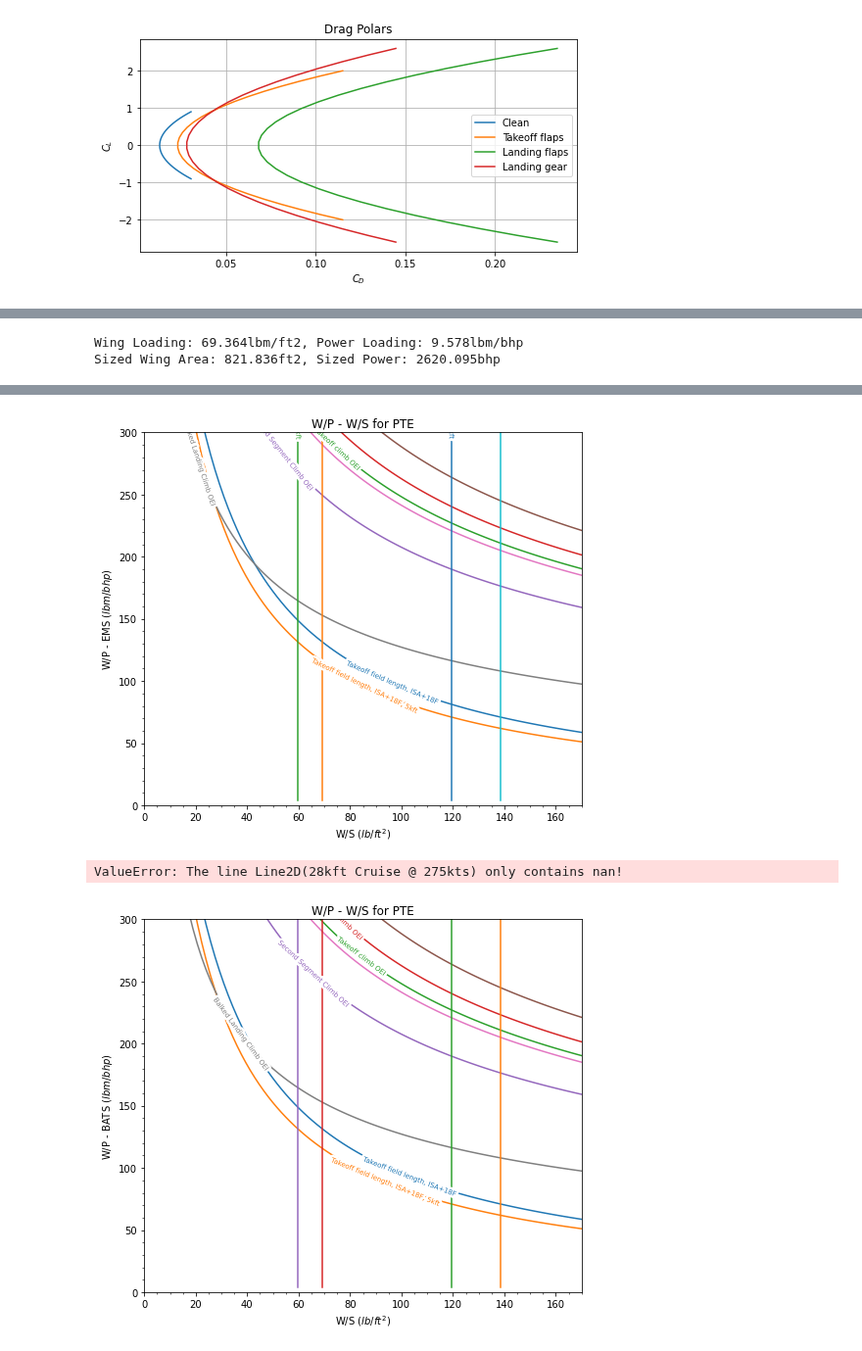
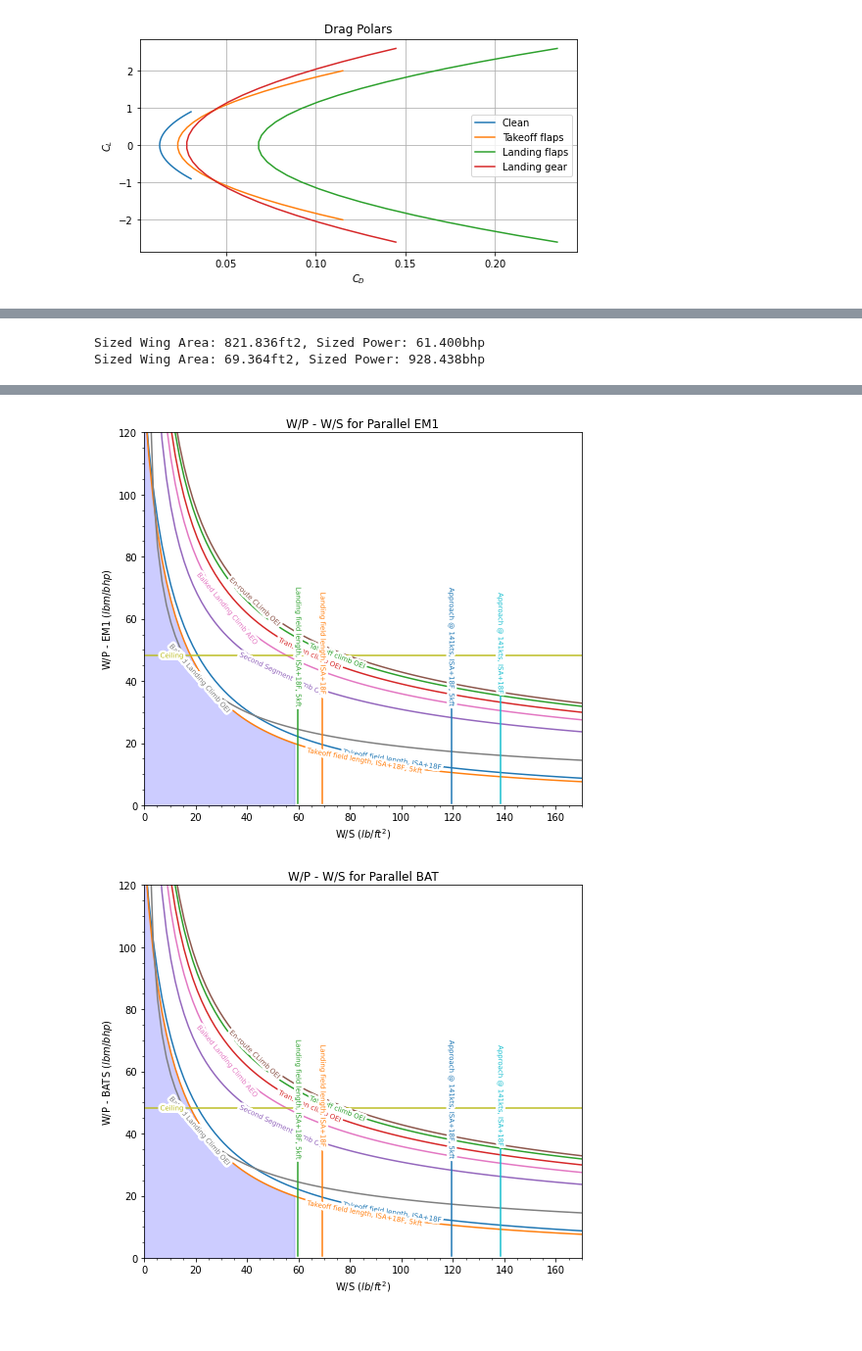
Before and after one commit to jucobee/START, a Jupyter notebook: A3/PreliminarySizing.ipynb, the cells around one changed output, grey strips where cells are left out. Shown at 98% size. Saved outputs shown, nothing was run; the diff lists cells and outputs as text; code cells hidden in the pictures.

```diff
--- a/A3/PreliminarySizing.ipynb
+++ b/A3/PreliminarySizing.ipynb
@@ -321,9 +323,10 @@ plt.show()
 # %%
-print('Wing Loading: {:.3f}lbm/ft2, Power Loading: {:.3f}lbm/bhp'.format(ws_landing_SLp18[0], np.interp(ws_landing_SLp18[0],ws,wp_tofl)))
-print('Sized Wing Area: {:.3f}ft2, Sized Power: {:.3f}bhp'.format(w_to/ws_landing_SLp18[0], w_to/np.interp(ws_landing_SLp18[0],ws,wp_climb_TO)))
+print('Sized Wing Area: {:.3f}ft2, Sized Power: {:.3f}bhp'.format(w_to/ws_landing_SLp18[0], w_to/wp_climb_BLC_OEI[0]))
+
+print('Sized Wing Area: {:.3f}ft2, Sized Power: {:.3f}bhp'.format(ws_landing_SLp18[0], wp_climb_BLC_OEI[0]))
 # %% [output]
-Wing Loading: 69.364lbm/ft2, Power Loading: 9.578lbm/bhp
-Sized Wing Area: 821.836ft2, Sized Power: 2620.095bhp
+Sized Wing Area: 821.836ft2, Sized Power: 61.400bhp
+Sized Wing Area: 69.364ft2, Sized Power: 928.438bhp
 # %%
 # format = [GT,GB,P1,EM1,PM,EM2,P2]
 # value justification
@@ -358,7 +361,7 @@ Serial_Pratios = [1,1,1,1,1,1,1,1,1,1,1,1,1,1,1,1]
 Serial_Eratios = [0.02,0.02,0.02,0.02,0.02,0.02,0.02,0.02,0.02,0,0,0.02,0.02,0.02,0.02,0.02]
 # Parallel Configuration
 Parallel_Pratios = [0,0,0,0,0,0,0,0,0,0,0,0,0,0,0,0]
-Parallel_Eratios = [0.02,0.02,0.02,0.02,0.02,0.02,0.02,0.02,0.02,0,0,0.02,0.02,0.02,0.02,0.02]
+Parallel_Eratios = [0.2,0.2,0.2,0.2,0.2,0.2,0.2,0.2,0.2,0,0,0.2,0.2,0.2,0.2,0.2]
 # Serial Parallel Configuration
 SP_Pratios = [0.5,0.5,0.5,0.5,0.5,0.5,0.5,0.5,0.5,0.5,0.5,0.5,0.5,0.5,0.5,0.5]
 SP_Eratios = [0.02,0.02,0.02,0.02,0.02,0.02,0.02,0.02,0.02,0,0,0.02,0.02,0.02,0.02,0.02]
@@ -410,7 +413,7 @@ for x in range(0,15):
 
 plt.figure(figsize=(8,7))
 
-plt.title('W/P - W/S for PTE')
+plt.title('W/P - W/S for Parallel ICE')
 plt.xlabel("W/S $(lb/ft^2)$")
 plt.ylabel("W/P - ICE $(lbm/bhp)$")
 
@@ -447,12 +450,12 @@ labelLines(plt.gca().get_lines(), zorder=2.5,fontsize = 7,xvals=(0,150))
 #plt.scatter(ws_landing_SLp18[0],wp_climb_BLC_OEI[0], zorder=5,color='red',label='Design Point')
 
 
-#plt.fill_between(
-        #x= ws,
-        #y1= np.minimum(wp_cruise_target,wp_climb_BLC_OEI),
-        #where= (0 < ws)&(ws <= ws_landing_SLp18[0]),
-        #color= "b",
-        #alpha= 0.2)
+plt.fill_between(
+        x= ws,
+        y1= np.minimum(ices[10],ices[1]),
+        where= (0 < ws)&(ws <= ws_landing_p18_5kft[0]),
+        color= "b",
+        alpha= 0.2)
 
 #plt.savefig('A3fig/WP_Plot.svg')
 plt.show()
@@ -463,9 +466,9 @@ plt.show()
 
 plt.figure(figsize=(8,7))
 
-plt.title('W/P - W/S for PTE')
+plt.title('W/P - W/S for Parallel EM1')
 plt.xlabel("W/S $(lb/ft^2)$")
-plt.ylabel("W/P - EMS $(lbm/bhp)$")
+plt.ylabel("W/P - EM1 $(lbm/bhp)$")
 
 plt.plot(ws, ems[0], label='Takeoff field length, ISA+18F', linestyle='-')
 plt.plot(ws, ems[1], label='Takeoff field length, ISA+18F, 5kft', linestyle='-')
@@ -494,19 +497,19 @@ plt.plot(ws_landing_p18_5kft[int(N/6):], ems[14], label='Landing field length, I
 # plt.plot(ws, tw_climb, label='Takeoff climb', linestyle='-')
 
 plt.xlim(0, 170)
-plt.ylim(0, 300)
+plt.ylim(0, 120)
 # plt.grid()
 plt.minorticks_on()
 labelLines(plt.gca().get_lines(), zorder=2.5,fontsize = 7,xvals=(0,150))
 #plt.scatter(ws_landing_SLp18[0],wp_climb_BLC_OEI[0], zorder=5,color='red',label='Design Point')
 
 
-#plt.fill_between(
-        #x= ws,
-        #y1= np.minimum(wp_cruise_target,wp_climb_BLC_OEI),
-        #where= (0 < ws)&(ws <= ws_landing_SLp18[0]),
-        #color= "b",
-        #alpha= 0.2)
+plt.fill_between(
+        x= ws,
+        y1= np.minimum(ems[10],ems[1]),
+        where= (0 < ws)&(ws <= ws_landing_p18_5kft[0]),
+        color= "b",
+        alpha= 0.2)
 
 #plt.savefig('A3fig/WP_Plot.svg')
 
@@ -517,7 +520,7 @@ plt.show()
 
 plt.figure(figsize=(8,7))
 
-plt.title('W/P - W/S for PTE')
+plt.title('W/P - W/S for Parallel BAT')
 plt.xlabel("W/S $(lb/ft^2)$")
 plt.ylabel("W/P - BATS $(lbm/bhp)$")
 
@@ -537,8 +540,8 @@ plt.plot(ws, bats[7], label='Balked Landing Climb OEI', linestyle='-')
 plt.plot(ws, bats[8], label='Ceiling', linestyle='-')
 # plt.plot(ws, wp_maneuver, label='2.5g Maneuver', linestyle='-')
 
-plt.plot(ws, bats[9], label='28kft Cruise @ 275kts', linestyle='-')
-plt.plot(ws, bats[10], label='28kft Cruise @ 350kts', linestyle='-')
+#plt.plot(ws, bats[9], label='28kft Cruise @ 275kts', linestyle='-')
+#plt.plot(ws, bats[10], label='28kft Cruise @ 350kts', linestyle='-')
 
 plt.plot(ws_approach_SLp18[int(N/7):], bats[11], label='Approach @ 141kts, ISA+18F', linestyle='-')
 plt.plot(ws_approach_p18_5kft[int(N/6):], bats[12], label='Approach @ 141kts, ISA+18F, 5kft', linestyle='-')
@@ -548,19 +551,19 @@ plt.plot(ws_landing_p18_5kft[int(N/6):], bats[14], label='Landing field length,
 # plt.plot(ws, tw_climb, label='Takeoff climb', linestyle='-')
 
 plt.xlim(0, 170)
-plt.ylim(0, 300)
+plt.ylim(0, 120)
 # plt.grid()
 plt.minorticks_on()
 labelLines(plt.gca().get_lines(), zorder=2.5,fontsize = 7,xvals=(0,150))
 #plt.scatter(ws_landing_SLp18[0],wp_climb_BLC_OEI[0], zorder=5,color='red',label='Design Point')
 
 
-#plt.fill_between(
-        #x= ws,
-        #y1= np.minimum(wp_cruise_target,wp_climb_BLC_OEI),
-        #where= (0 < ws)&(ws <= ws_landing_SLp18[0]),
-        #color= "b",
-        #alpha= 0.2)
+plt.fill_between(
+        x= ws,
+        y1= np.minimum(bats[10],bats[1]),
+        where= (0 < ws)&(ws <= ws_landing_p18_5kft[0]),
+        color= "b",
+        alpha= 0.2)
 
 #plt.savefig('A3fig/WP_Plot.svg')
 
@@ -570,3 +573,2 @@ plt.show()
-[figure, old version]
+[figure, new version]
-ValueError: The line Line2D(28kft Cruise @ 275kts) only contains nan!
-[figure, old version]
+[figure, new version]
```
Also changed, not shown: parts of 3 cells of this notebook.
